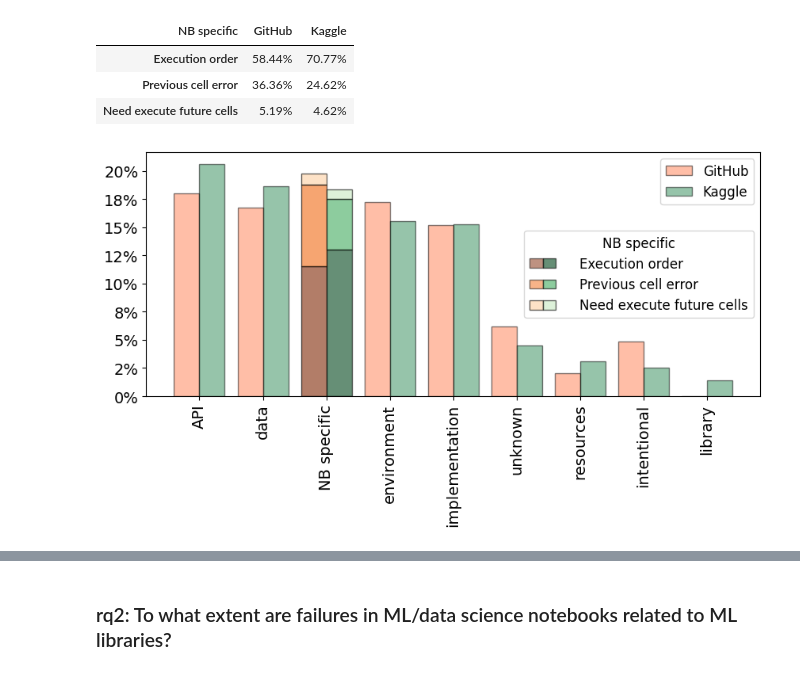
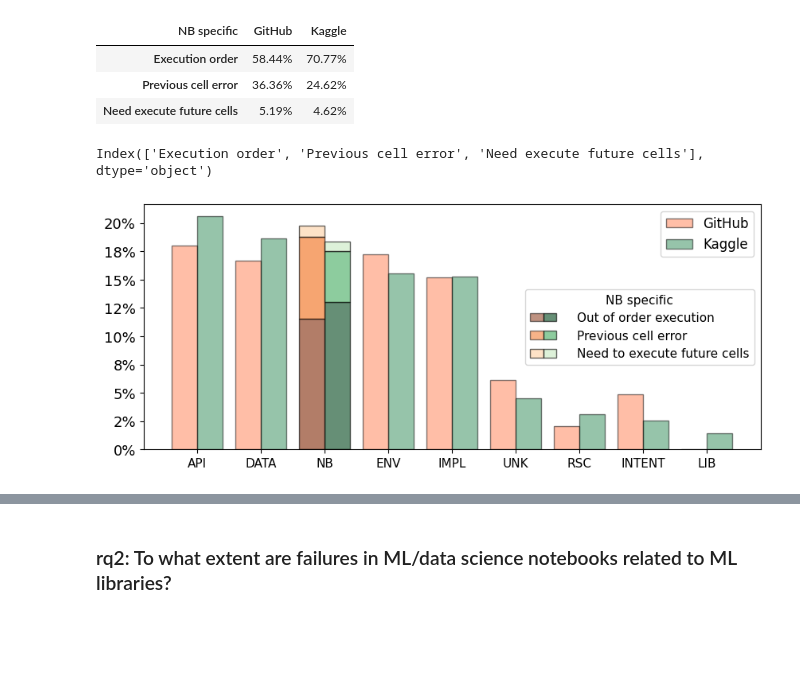
Before and after one commit to PELAB-LiU/jupyter_nbs_empirical, a Jupyter notebook: notebook_error_analysis-manual_labels_plots_rqs.ipynb, the cells around one changed output, grey strips where cells are left out. Drawn from its saved outputs; the diff is of its cells as text; code cells hidden in the pictures; blank space fills up the shorter version.

Commit message:
visualization

```diff
--- a/notebook_error_analysis-manual_labels_plots_rqs.ipynb
+++ b/notebook_error_analysis-manual_labels_plots_rqs.ipynb
@@ -153,6 +153,16 @@ for ax, cm_apply in zip(axs.flat, [cm, cm_2, cm_3]):
 plt.show()
 # %% [output]
 [figure]
+# %%
+# some settings
+rc2colormap = {"API":0,"NB specific":1,"data":2,"environment":3,
+             "implementation":4,"intentional":5,"library":6,"resources":7,"unknown":8}
+rc2abbr = {"API":"API","NB specific":"NB","data":"DATA","environment":"ENV","implementation":"IMPL",
+           "intentional":"INTENT","library":"LIB","resources":"RSC","unknown":"UNK"}
+mlpp2abbr = {'environment setup':"ENVS", 'data preparation':"DATAP", 'data visualization':"DATAV",
+             'model construction':"MCONS", 'training':"MTRAIN", 'evaluation/prediction':"EVAL", 'no ML pipeline':"NONE"}
+order_mlpp = ["environment setup", "data preparation", "data visualization", "model construction", "training",
+              "evaluation/prediction", "no ML pipeline"]
 # %% [markdown]
 ### rq1: What are the prevalent exception types and root causes in ML/data science notebooks?
 # %%
@@ -262,39 +271,44 @@ weight_count_g = nb_pp.T["GitHub"]*rc_nb_g/100
 weight_count_k = nb_pp.T["Kaggle"]*rc_nb_k/100
 bottom_g, bottom_k = 0,0
 for i in range(len(npspe_list)):
     plt.bar(2 - width / 2, weight_count_g.iloc[i], width, alpha=0.6, color = cm_2(i*3), edgecolor = 'black',  bottom=bottom_g)
     bottom_g += weight_count_g.iloc[i]
     plt.bar(2 + width / 2, weight_count_k.iloc[i], width, alpha=0.6, color = cm(i*3), edgecolor = 'black',  bottom=bottom_k)
     bottom_k += weight_count_k.iloc[i]
 
-plt.xticks(ind, rc_plot.index, rotation=90, fontsize=fontsize-2)
-plt.yticks(fontsize=fontsize-2)
+# x ticks
+xticks_labels_new = [rc2abbr[x] for x in rc_plot.index]
+plt.xticks(ind, xticks_labels_new, rotation=0, fontsize=fontsize-5)
+plt.yticks(fontsize=fontsize-3)
 
 fig.axes[0].yaxis.set_major_formatter(PercentFormatter(decimals=0))
 # plt.xlabel("Exception types", fontsize=fontsize)
 # plt.ylabel("Percentage of errors", fontsize=fontsize)
 
 # np specific - add another legend
 lgd_colors = [cm_2(i*3) for i in range(3)] + [cm(i*3) for i in range(3)]
-lgd_labels=[""]*3+list(npspe_list)
+print(npspe_list)
+# legend 2 labels
+lgd_labels=[""]*3+["Out of order execution", "Previous cell error", "Need to execute future cells"]
 
-lgnd = fig.axes[0].legend(labels=lgd_labels, loc="center right", ncols=2, fontsize=fontsize-4,columnspacing=-1.8,
-                          title="NB specific", title_fontsize=fontsize-4)
+lgnd = fig.axes[0].legend(labels=lgd_labels, loc="center right", ncols=2, fontsize=fontsize-5,columnspacing=-1.7,
+                          title="NB specific", title_fontsize=fontsize-5)
 fig.axes[0].add_artist(lgnd)
 i=0
 for handle in lgnd.legend_handles:
     handle.set_width(12)
     handle.set_color(lgd_colors[i])
     handle.set_edgecolor("black")
     i+=1
 
 # original legend
 plt.legend(fontsize=fontsize-4)
 
 plt.savefig(r"C:\Users\yirwa29\OneDrive - Linköpings universitet\SAProject\Paper2/rc.pdf", bbox_inches='tight')
 plt.show()
 # %% [output]
+Index(['Execution order', 'Previous cell error', 'Need execute future cells'], dtype='object')
-[figure, old version]
+[figure, new version]
 # %%
 # relationship between exception types and root causes
 import matplotlib.pyplot as plt
```
Also changed, not shown: parts of 9 cells of this notebook.
